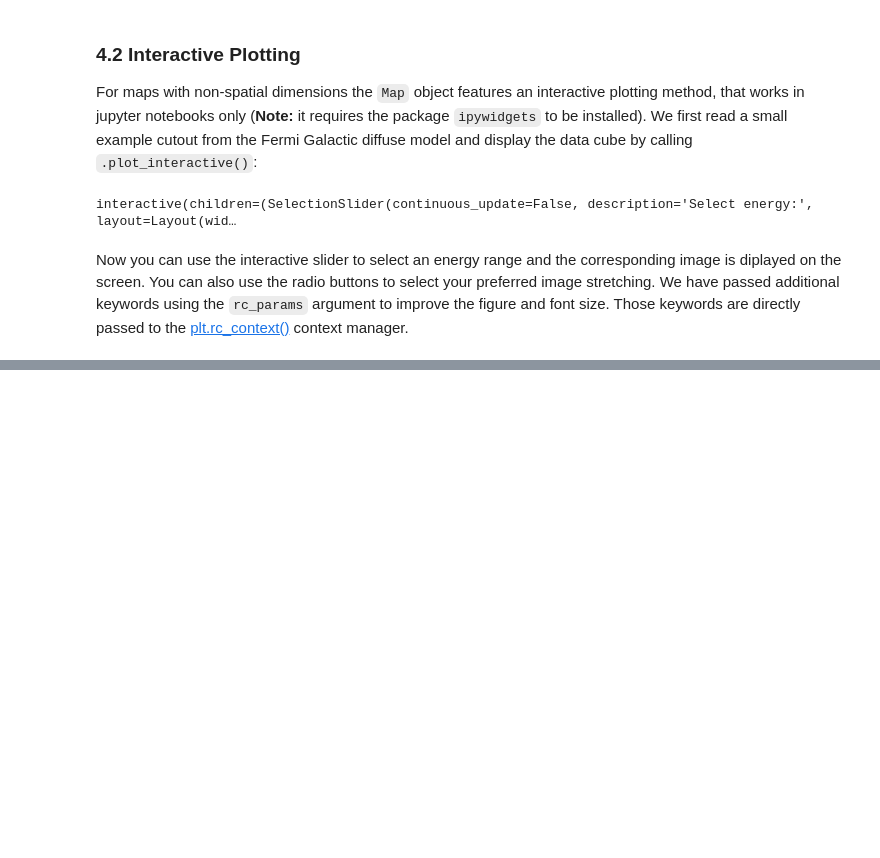
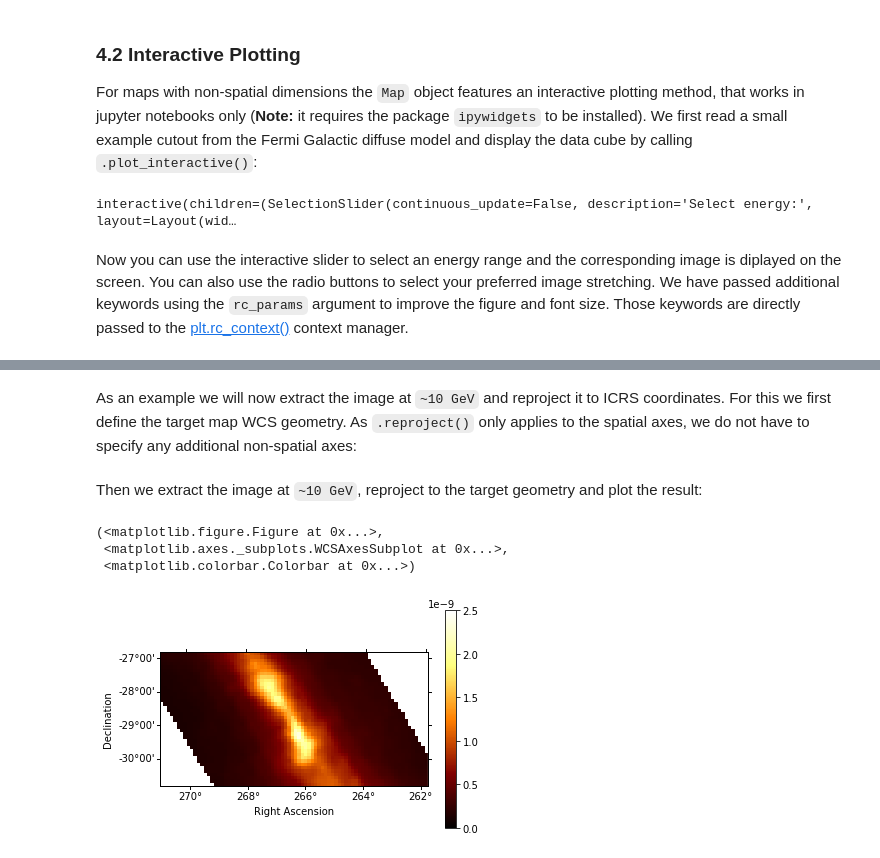
Before and after one commit to gammapy/gammapy-extra, a Jupyter notebook: notebooks/intro_maps.ipynb, the cells around one changed output, grey strips where cells are left out. Saved outputs shown, nothing was run; the diff lists cells and outputs as text; code cells hidden in the pictures; blank space fills up the shorter version.

Commit message:
Finalize first version of the maps intro notebook

```diff
--- a/notebooks/intro_maps.ipynb
+++ b/notebooks/intro_maps.ipynb
@@ -566,0 +575,16 @@ wcs_geom_cel = WcsGeom()
+# %% [markdown]
+As an example we will now extract the image at `~10 GeV` and reproject it to ICRS coordinates. For this we first define the target map WCS geometry. As `.reproject()` only applies to the spatial axes, we do not have to specify any additional non-spatial axes:
+# %%
+skydir = SkyCoord(266.4, -28.9, frame='icrs', unit='deg')
+wcs_geom_cel = WcsGeom.create(skydir=skydir, binsz=0.1, coordsys='CEL', width=(8, 4))
+# %% [markdown]
+Then we extract the image at `~10 GeV`, reproject to the target geometry and plot the result:
+# %%
+m_iem = m_iem_gc.get_image_by_coord({'energy': 10 * u.GeV})
+m_iem_cel = m_iem.reproject(wcs_geom_cel)
+m_iem_cel.plot(add_cbar=True, vmin=0,  vmax=2.5e-9)
+# %% [output]
+(<matplotlib.figure.Figure at 0x...>,
+ <matplotlib.axes._subplots.WCSAxesSubplot at 0x...>,
+ <matplotlib.colorbar.Colorbar at 0x...>)
+[figure, added]
```
Also changed, not shown: parts of 10 cells of this notebook, 1 other file.
